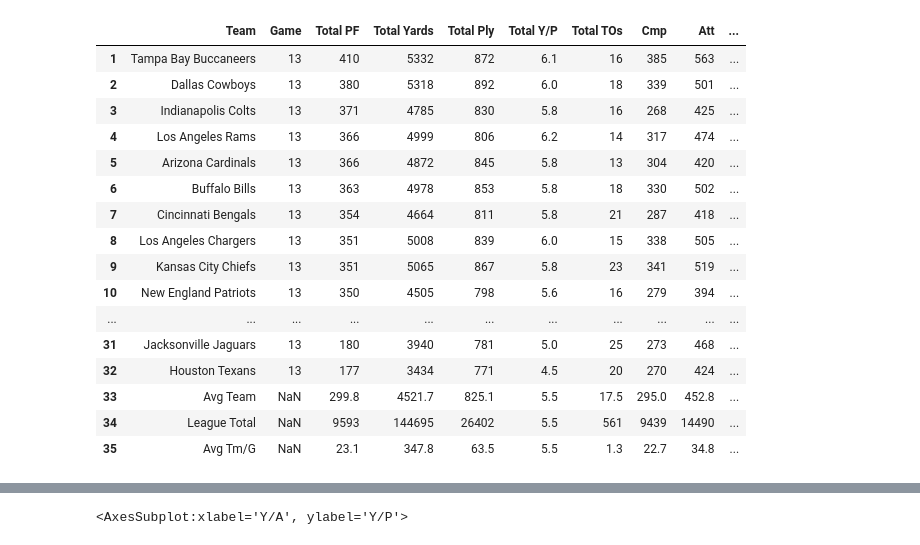
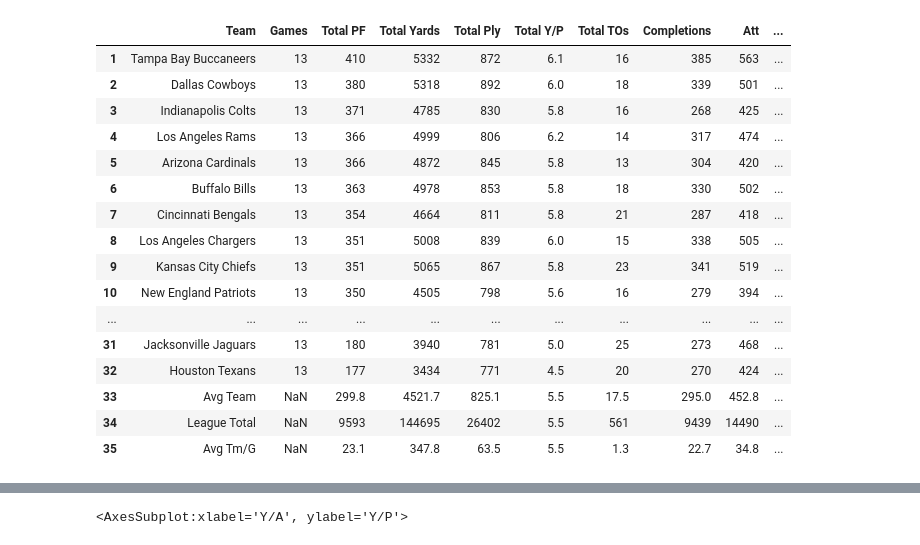
Before and after one commit to RohitPasu/ManILoveFootball, a Jupyter notebook: final.ipynb, the cells around one changed output, grey strips where cells are left out. Saved outputs shown, nothing was run; the diff lists cells and outputs as text; code cells hidden in the pictures.

```diff
--- a/final.ipynb
+++ b/final.ipynb
@@ -23,17 +23,17 @@ defense_stats = defense_stats.drop(header_row)
 # %%
 offense_stats = offense_stats.drop(columns=['Pen'])
 offense_stats = offense_stats.drop(columns=['TO%'])
 offense_stats = offense_stats.drop(columns=['Sc%'])
 offense_stats = offense_stats.drop(columns=['Rk'])
 offense_stats = offense_stats.drop(columns=['1stPy'])
 offense_stats = offense_stats.iloc[: , :-2]
 offense_stats = offense_stats.drop(columns=['1stD'])
 offense_stats = offense_stats.drop(columns=['FL'])
-offense_stats = offense_stats.rename(columns={"Tm": "Team", "G": "Game", "PF": "Total PF", "Ply": "Total Ply", "Y/P":"Total Y/P", "TO":"Total TOs"})
+offense_stats = offense_stats.rename(columns={"Tm": "Team", "G": "Games", "PF": "Total PF", "Ply": "Total Ply", "Y/P":"Total Y/P", "TO":"Total TOs", "Cmp":"Completions"})
 offense_stats.rename(columns={offense_stats.columns[3]: "Total Yards" }, inplace = True)
 offense_stats
 # %% [output]
-|  | Team | Game | Total PF | Total Yards | Total Ply | Total Y/P | Total TOs | Cmp | Att | ... |
+|  | Team | Games | Total PF | Total Yards | Total Ply | Total Y/P | Total TOs | Completions | Att | ... |
 | 1 | Tampa Bay Buccaneers | 13 | 410 | 5332 | 872 | 6.1 | 16 | 385 | 563 | ... |
 | 2 | Dallas Cowboys | 13 | 380 | 5318 | 892 | 6.0 | 18 | 339 | 501 | ... |
 | 3 | Indianapolis Colts | 13 | 371 | 4785 | 830 | 5.8 | 16 | 268 | 425 | ... |
```
Also changed, not shown: parts of 4 cells of this notebook.
